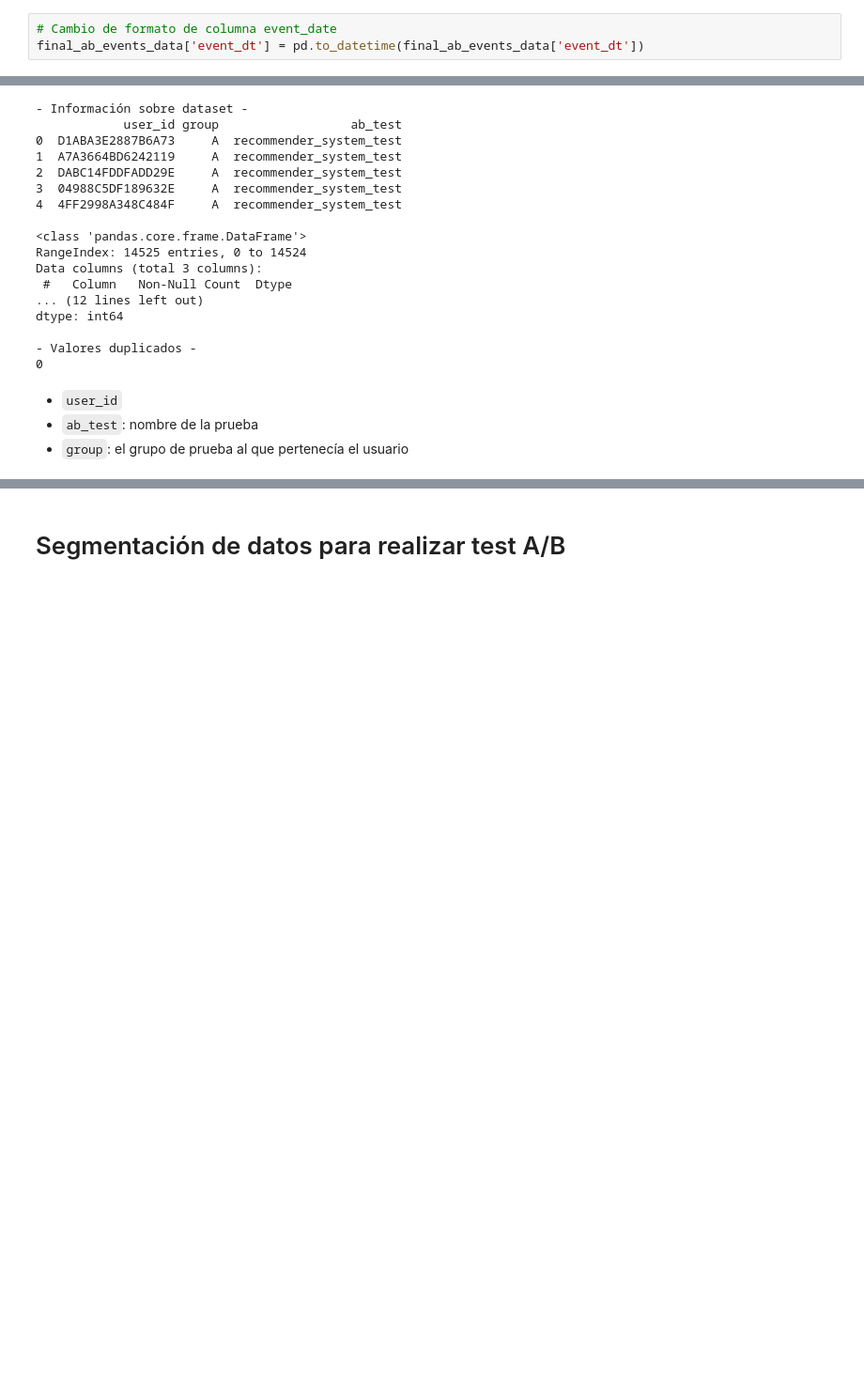
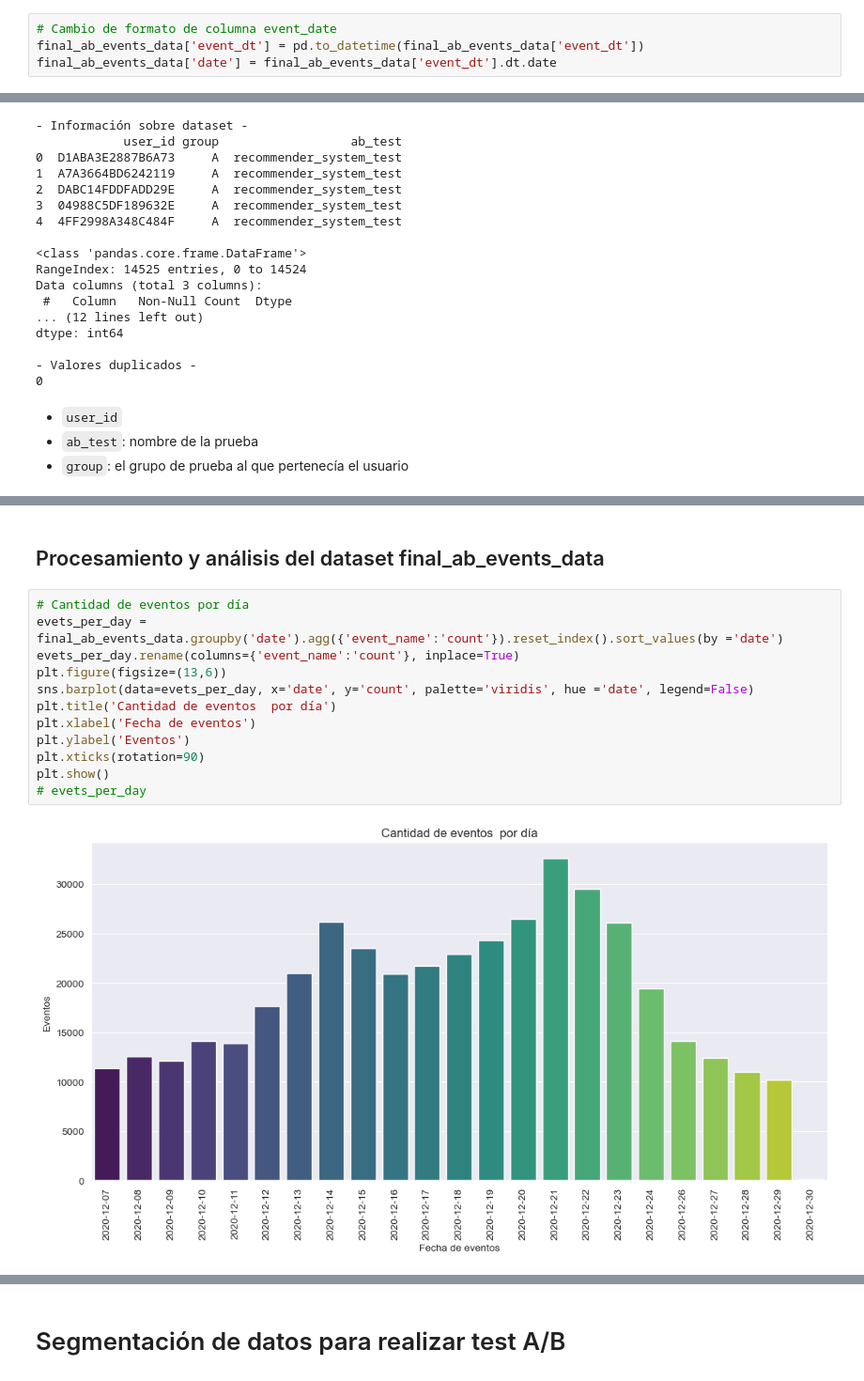
Before and after one commit to Alop89/integral_project, a Jupyter notebook: a_b_test/a_b_test.ipynb, the cells around one changed output, grey strips where cells are left out. Shown: that part at 94% size. Drawn from its saved outputs; the diff is of its cells as text; blank space fills up the shorter version.

```diff
--- a/a_b_test/a_b_test.ipynb
+++ b/a_b_test/a_b_test.ipynb
@@ -132,6 +133,7 @@ dtype: int64
 # %%
 # Cambio de formato de columna event_date
 final_ab_events_data['event_dt'] = pd.to_datetime(final_ab_events_data['event_dt'])
+final_ab_events_data['date'] = final_ab_events_data['event_dt'].dt.date
 # %%
 # Revisión de datos en la columna 'details'
 final_ab_events_data['details'].sample(10)
@@ -261,0 +328,16 @@ dtype: int64
+# %% [markdown]
+## Procesamiento y análisis del dataset final_ab_events_data
+# %%
+# Cantidad de eventos por día
+evets_per_day = final_ab_events_data.groupby('date').agg({'event_name':'count'}).reset_index().sort_values(by ='date')
+evets_per_day.rename(columns={'event_name':'count'}, inplace=True)
+plt.figure(figsize=(13,6))
+sns.barplot(data=evets_per_day, x='date', y='count', palette='viridis', hue ='date', legend=False)
+plt.title('Cantidad de eventos  por día')
+plt.xlabel('Fecha de eventos')
+plt.ylabel('Eventos')
+plt.xticks(rotation=90)
+plt.show()
+# evets_per_day
+# %% [output]
+[figure, added]
```
Also changed, not shown: parts of 46 cells of this notebook.
